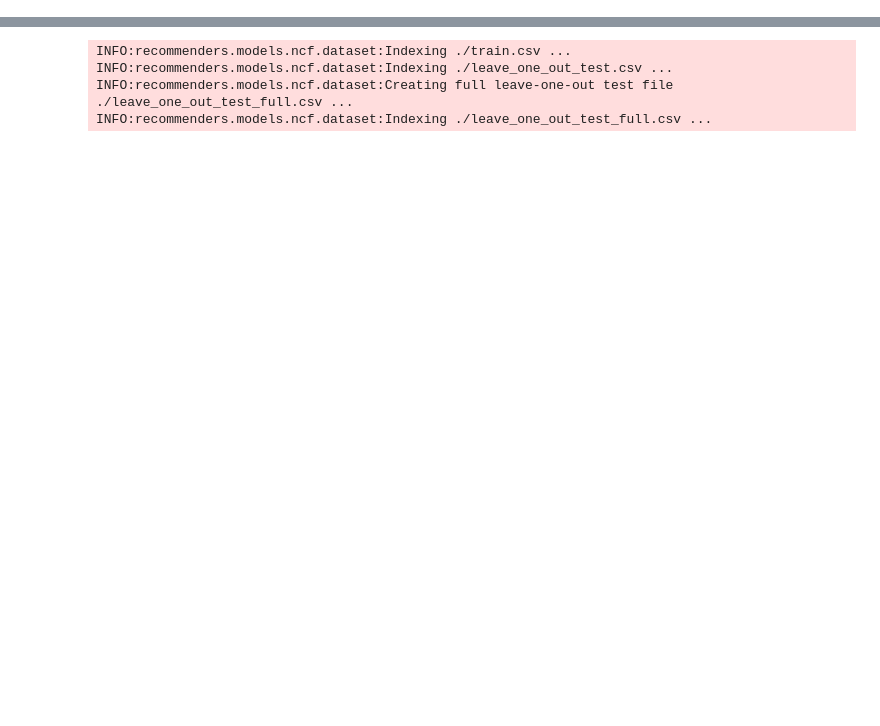
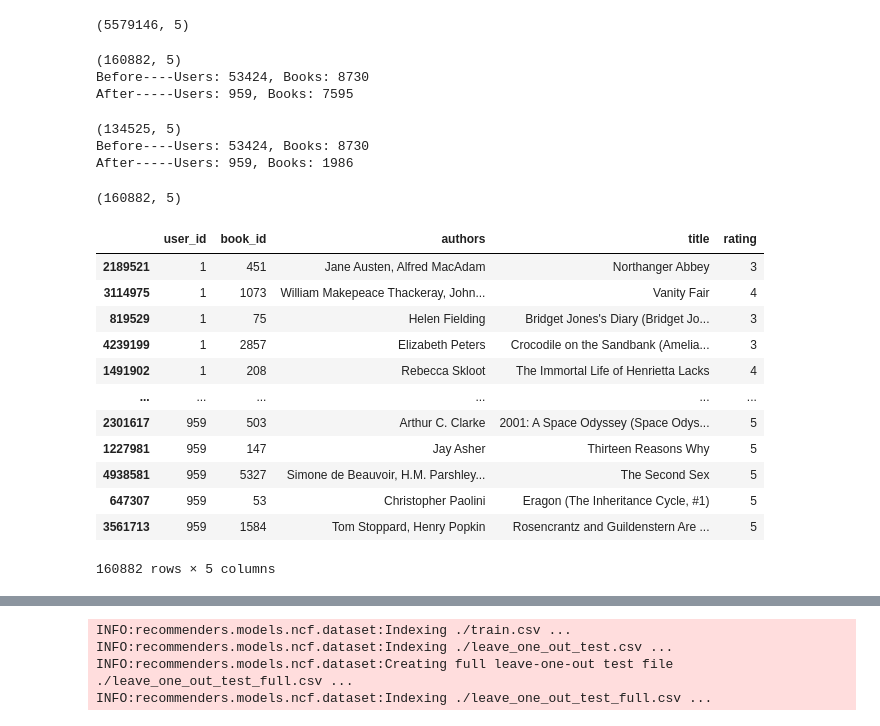
Before and after one commit to H4mz4k7/TheReadingRoom, a Jupyter notebook: ncf_notebook.ipynb, the cells around one changed output, grey strips where cells are left out. Cells and saved outputs as stored; diff of their text form; code cells hidden in the pictures; blank space fills up the shorter version.

```diff
--- a/ncf_notebook.ipynb
+++ b/ncf_notebook.ipynb
@@ -93,0 +82,7 @@ books_df = books_df[books_df['itemID'].isin(items_with_x_interaction.index)]
+# %%
+columns_to_keep = ['user_id', 'book_id', 'authors', 'title', 'rating']
+books_df = books_df[columns_to_keep]
+books_df.head()
+books_df.shape
+# %% [output]
+(5579146, 5)
@@ -93,0 +91,61 @@ books_df = books_df[books_df['itemID'].isin(items_with_x_interaction.index)]
+# %%
+user_count = temp_books['user_id'].value_counts()
+temp_books = temp_books[temp_books['user_id'].isin(user_count[user_count >= 160].index)]
+n_books = books_df['book_id'].nunique()
+n_users = books_df['user_id'].nunique()
+n_books_new = temp_books['book_id'].nunique()
+n_users_new = temp_books['user_id'].nunique()
+print(temp_books.shape)
+print(f"Before----Users: {n_users}, Books: {n_books}")
+print(f"After-----Users: {n_users_new}, Books: {n_books_new}")
+# %% [output]
+(160882, 5)
+Before----Users: 53424, Books: 8730
+After-----Users: 959, Books: 7595
+# %%
+books_count = temp_books['book_id'].value_counts()
+temp_books = temp_books[temp_books['book_id'].isin(books_count[books_count >= 15].index)]
+n_books_new = temp_books['book_id'].nunique()
+n_users_new = temp_books['user_id'].nunique()
+print(temp_books.shape)
+print(f"Before----Users: {n_users}, Books: {n_books}")
+print(f"After-----Users: {n_users_new}, Books: {n_books_new}")
+# %% [output]
+(134525, 5)
+Before----Users: 53424, Books: 8730
+After-----Users: 959, Books: 1986
+# %%
+user_count = books_df['user_id'].value_counts()
+books_count = books_df['book_id'].value_counts()
+# %%
+books_df = books_df[
+    (books_df['user_id'].isin(user_count[user_count >= 160].index)) &
+    (books_df['book_id'].isin(books_count[books_count >= 15].index))
+]
+books_df.shape
+# %% [output]
+(160882, 5)
+# %%
+unique_userIds = books_df['user_id'].unique()
+unique_userIds.sort()
+
+# Create a mapping from old userIds to new ones (starting from 1)
+user_id_mapping = {old_id: new_id for new_id, old_id in enumerate(unique_userIds, start=1)}
+
+# Apply the mapping to the userIds column
+books_df['user_id'] = books_df['user_id'].map(user_id_mapping)
+books_df.sort_values(by='user_id', ascending=True)
+# %% [output]
+|  | user_id | book_id | authors | title | rating |
+| 2189521 | 1 | 451 | Jane Austen, Alfred MacAdam | Northanger Abbey | 3 |
+| 3114975 | 1 | 1073 | William Makepeace Thackeray, John... | Vanity Fair | 4 |
+| 819529 | 1 | 75 | Helen Fielding | Bridget Jones's Diary (Bridget Jo... | 3 |
+| 4239199 | 1 | 2857 | Elizabeth Peters | Crocodile on the Sandbank (Amelia... | 3 |
+| 1491902 | 1 | 208 | Rebecca Skloot | The Immortal Life of Henrietta Lacks | 4 |
+| ... | ... | ... | ... | ... | ... |
+| 2301617 | 959 | 503 | Arthur C. Clarke | 2001: A Space Odyssey (Space Odys... | 5 |
+| 1227981 | 959 | 147 | Jay Asher | Thirteen Reasons Why | 5 |
+| 4938581 | 959 | 5327 | Simone de Beauvoir, H.M. Parshley... | The Second Sex | 5 |
+| 647307 | 959 | 53 | Christopher Paolini | Eragon (The Inheritance Cycle, #1) | 5 |
+| 3561713 | 959 | 1584 | Tom Stoppard, Henry Popkin | Rosencrantz and Guildenstern Are ... | 5 |
+160882 rows × 5 columns
```
Also changed, not shown: parts of 35 cells of this notebook, 7 other files.
